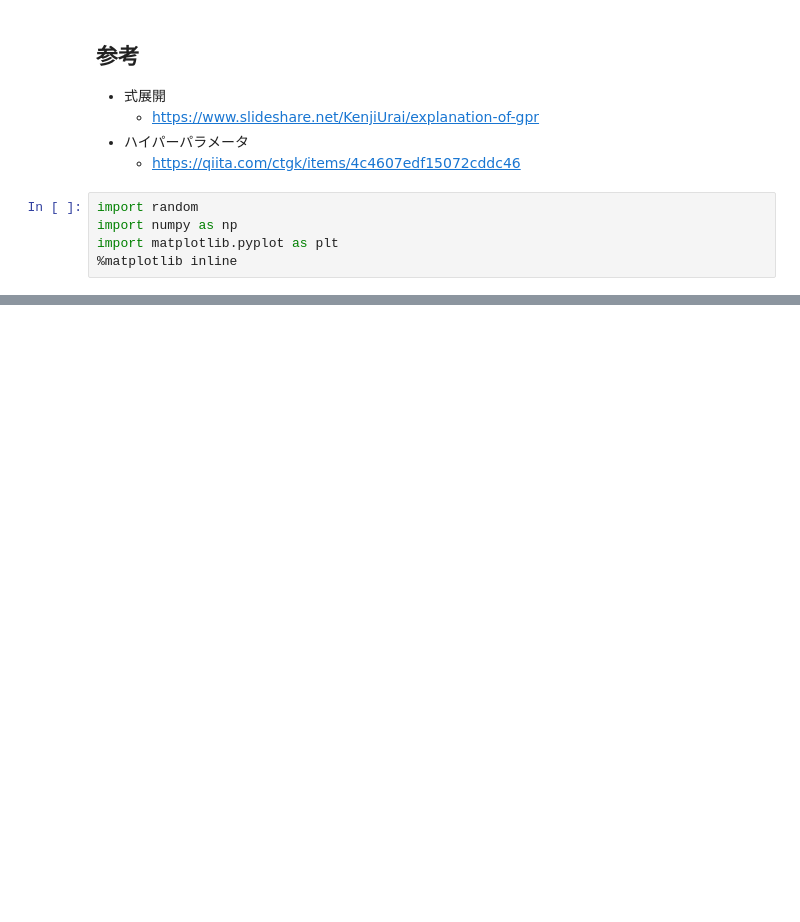
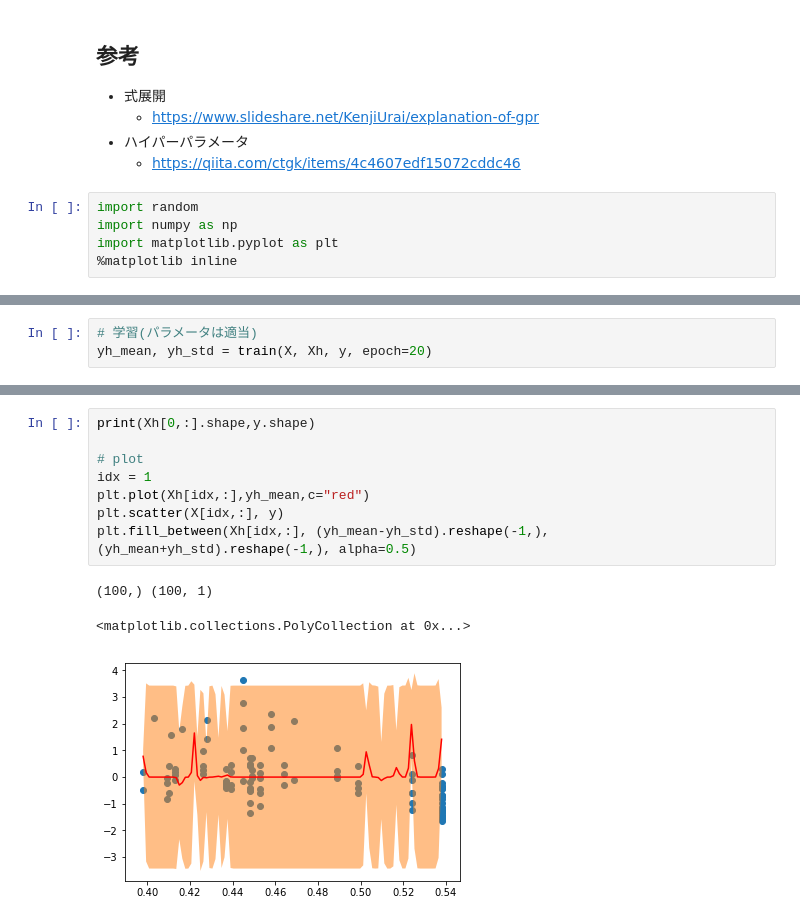
Before and after one commit to uema/gp-scratch, a Jupyter notebook: gp-scratch_hyp.ipynb, the cells around one changed output, grey strips where cells are left out. Saved outputs shown, nothing was run; the diff lists cells and outputs as text; blank space fills up the shorter version.

```diff
--- a/gp-scratch_hyp.ipynb
+++ b/gp-scratch_hyp.ipynb
@@ -113,0 +136,3 @@ plt.fill_between(X_h[0,:], (yh_mean-yh_std).reshape(-1,), (yh_mean+yh_std).resha
+# %%
+# 学習(パラメータは適当)
+yh_mean, yh_std = train(X, Xh, y, epoch=20)
@@ -113,0 +160,12 @@ plt.fill_between(X_h[0,:], (yh_mean-yh_std).reshape(-1,), (yh_mean+yh_std).resha
+# %%
+print(Xh[0,:].shape,y.shape)
+
+# plot
+idx = 1
+plt.plot(Xh[idx,:],yh_mean,c="red")
+plt.scatter(X[idx,:], y)
+plt.fill_between(Xh[idx,:], (yh_mean-yh_std).reshape(-1,), (yh_mean+yh_std).reshape(-1,), alpha=0.5)
+# %% [output]
+(100,) (100, 1)
+<matplotlib.collections.PolyCollection at 0x...>
+[figure, added]
```
Also changed, not shown: parts of 7 cells of this notebook.
